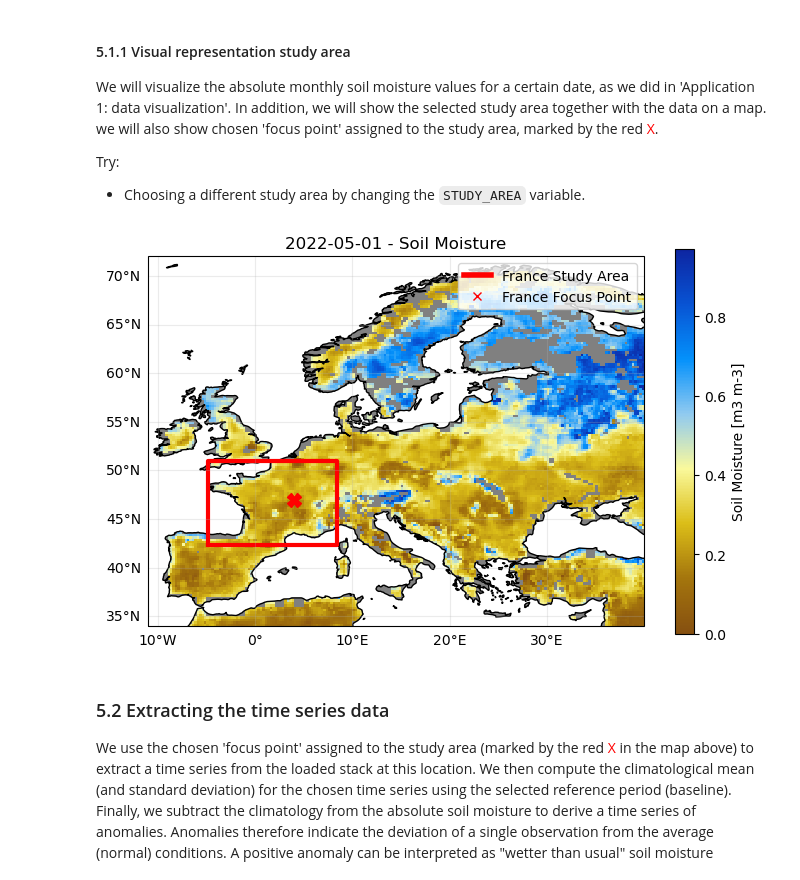
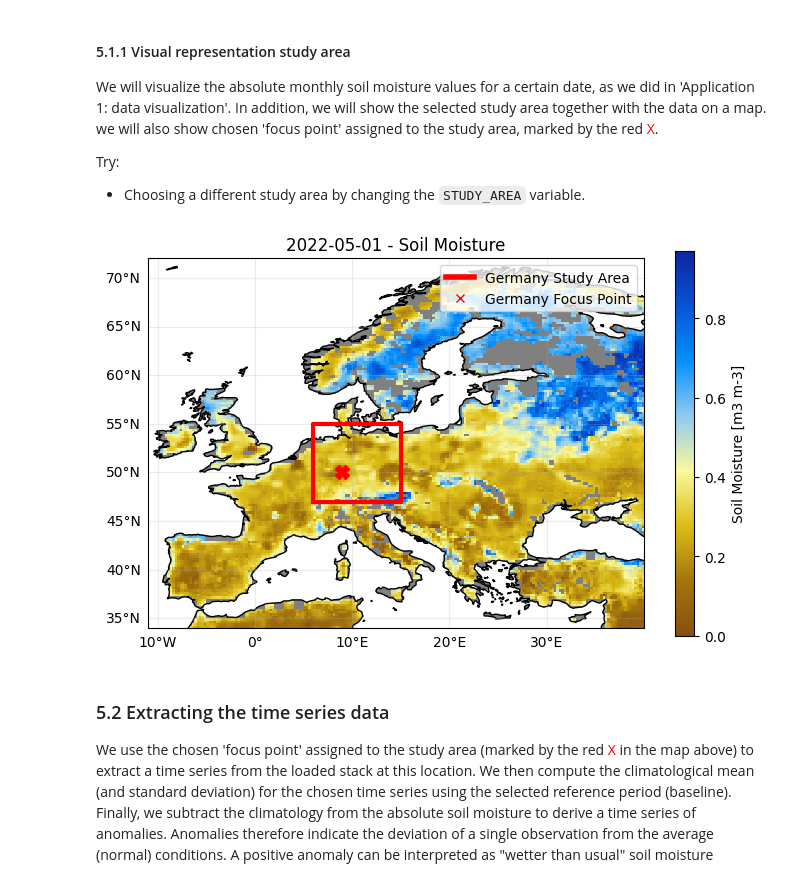
Before and after one commit to TUW-GEO/c3s_sm-tutorials, a Jupyter notebook: T1_DataAccess_Anomalies.ipynb, the cells around one changed output. Cells and saved outputs as stored; diff of their text form; code cells hidden in the pictures.

```diff
--- a/T1_DataAccess_Anomalies.ipynb
+++ b/T1_DataAccess_Anomalies.ipynb
@@ -334,24 +349,6 @@ if DATE not in _dates:
 
 # Create an empty figure with 2 subplots
 fig, axs = plt.subplots(1, 2, figsize=(17, 5), subplot_kw={"projection": ccrs.PlateCarree()})
-
-# Define a color map that we will use for plotting the soil moisture data
-CM_SM = colors.LinearSegmentedColormap.from_list(
-    "BrownBlue",
-    np.array(
-        [
-            [134, 80, 16],
-            [164, 117, 13],
-            [219, 190, 24],
-            [250, 249, 156],
-            [144, 202, 240],
-            [4, 145, 251],
-            [8, 83, 211],
-            [13, 37, 161],
-        ]
-    )
-    / 255.0,
-)
 
 # Extract and plot the soil moisture image for chosen date using xarray.Dataset.sel and Dataset.plot:
 p_sm = (
@@ -399,6 +396,8 @@ for ax in axs:
     if ax is not None:
         gl = ax.gridlines(crs=ccrs.PlateCarree(), draw_labels=True, alpha=0.25)
         gl.top_labels, gl.right_labels = False, False
+
+plt.show()  # Draw the figure
 # %% [output]
 [figure]
 # %% [markdown]
@@ -453,7 +439,7 @@ Try:
 - Choosing a different study area by changing the `STUDY_AREA` variable.
 # %%
 DATE = "2022-05-01"  # Time stamp to create plot for, you can choose a different date!
-STUDY_AREA = "France"  # Specify the study area (ensure it's in BBOXES)
+STUDY_AREA = "Germany"  # Specify the study area (ensure it's in BBOXES)
 
 # Check whether the selected study area and date are available
 if STUDY_AREA not in BBOXES:
@@ -462,23 +448,6 @@ _dates = [str(pd.to_datetime(t).date()) for t in DS["time"].values]
 if DATE not in _dates:
     raise KeyError(f"{DATE} not found in data. Select one of {_dates}")
 
-# Define a color map for plotting the soil moisture data.
-CM_SM = colors.LinearSegmentedColormap.from_list(
-    "BrownBlue",
-    np.array(
-        [
-            [134, 80, 16],
-            [164, 117, 13],
-            [219, 190, 24],
-            [250, 249, 156],
-            [144, 202, 240],
-            [4, 145, 251],
-            [8, 83, 211],
-            [13, 37, 161],
-        ]
-    )
-    / 255.0,
-)
 
 # Create a figure with a specific size and a single axis
 plt.figure(figsize=(8, 5))
@@ -510,34 +479,34 @@ point = BBOXES[STUDY_AREA][1]
 
 # Add focus point of study area to the map
 ax.plot(
     [point[0]],
     [point[1]],
     color="red",
     marker="X",
     markersize=10,
     transform=ccrs.PlateCarree(),
 )
 
 # Add study area bounding box to the map
 ax.plot(
     [bbox[0], bbox[0], bbox[1], bbox[1], bbox[0]],
     [bbox[2], bbox[3], bbox[3], bbox[2], bbox[2]],
     color="red",
     linewidth=3,
     transform=ccrs.PlateCarree(),
 )
 
 # Add study area legend
 ax.legend(
     handles=[
         Line2D([0], [0], color="r", lw=4, label=f"{STUDY_AREA} Study Area"),
         Line2D([0], [0], lw=0, marker="x", color="r", label=f"{STUDY_AREA} Focus Point"),
     ]
 )
 
 plt.show()  # Display the plot
 # %% [output]
-[figure, old version]
+[figure, new version]
 # %% [markdown]
 ### 5.2 Extracting the time series data
 
```
Also changed, not shown: parts of 10 cells of this notebook, 1 other file.
